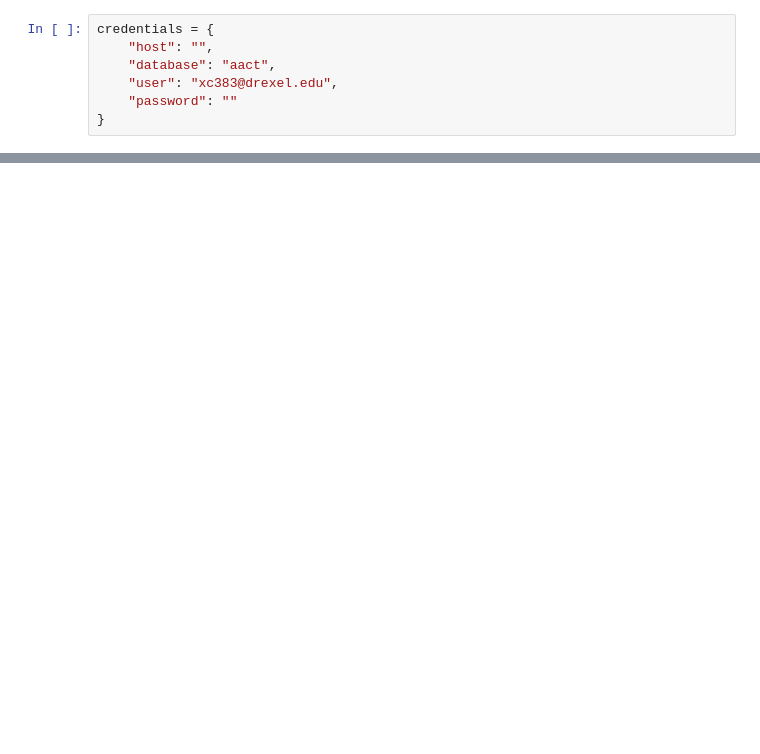
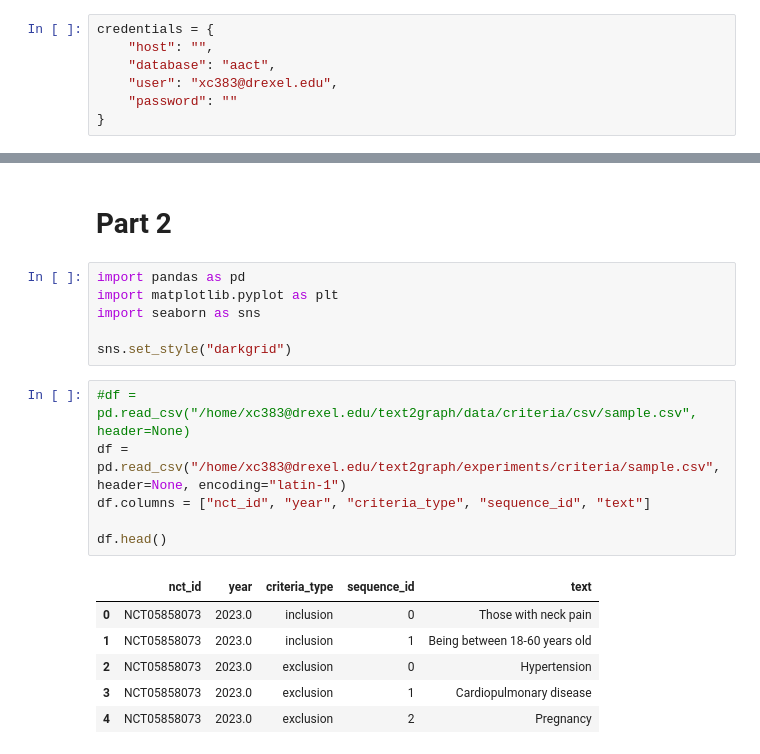
Before and after one commit to jxandercrawford/Text2Graph, a Jupyter notebook: experiments/criteria/base.ipynb, the cells around one changed output, grey strips where cells are left out. Drawn from its saved outputs; the diff is of its cells as text; blank space fills up the shorter version.

```diff
--- a/experiments/criteria/base.ipynb
+++ b/experiments/criteria/base.ipynb
@@ -149,0 +369,21 @@ inclusions
+# %% [markdown]
+# Part 2
+# %%
+import pandas as pd
+import matplotlib.pyplot as plt
+import seaborn as sns
+
+sns.set_style("darkgrid")
+# %%
+#df = pd.read_csv("/home/xc383@drexel.edu/text2graph/data/criteria/csv/sample.csv", header=None)
+df = pd.read_csv("/home/xc383@drexel.edu/text2graph/experiments/criteria/sample.csv", header=None, encoding="latin-1")
+df.columns = ["nct_id", "year", "criteria_type", "sequence_id", "text"]
+
+df.head()
+# %% [output]
+|  | nct_id | year | criteria_type | sequence_id | text |
+| 0 | NCT05858073 | 2023.0 | inclusion | 0 | Those with neck pain |
+| 1 | NCT05858073 | 2023.0 | inclusion | 1 | Being between 18-60 years old |
+| 2 | NCT05858073 | 2023.0 | exclusion | 0 | Hypertension |
+| 3 | NCT05858073 | 2023.0 | exclusion | 1 | Cardiopulmonary disease |
+| 4 | NCT05858073 | 2023.0 | exclusion | 2 | Pregnancy |
```
Also changed, not shown: parts of 53 cells of this notebook, 8 other files.
